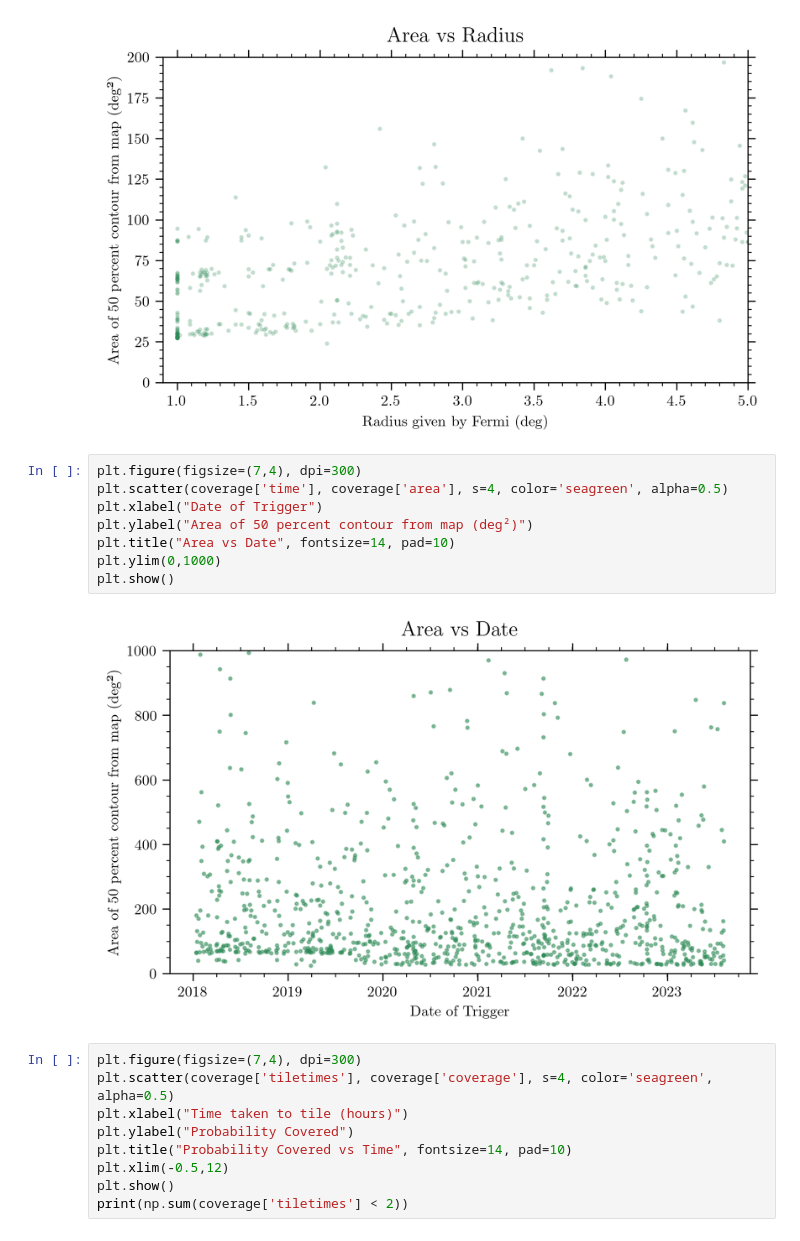
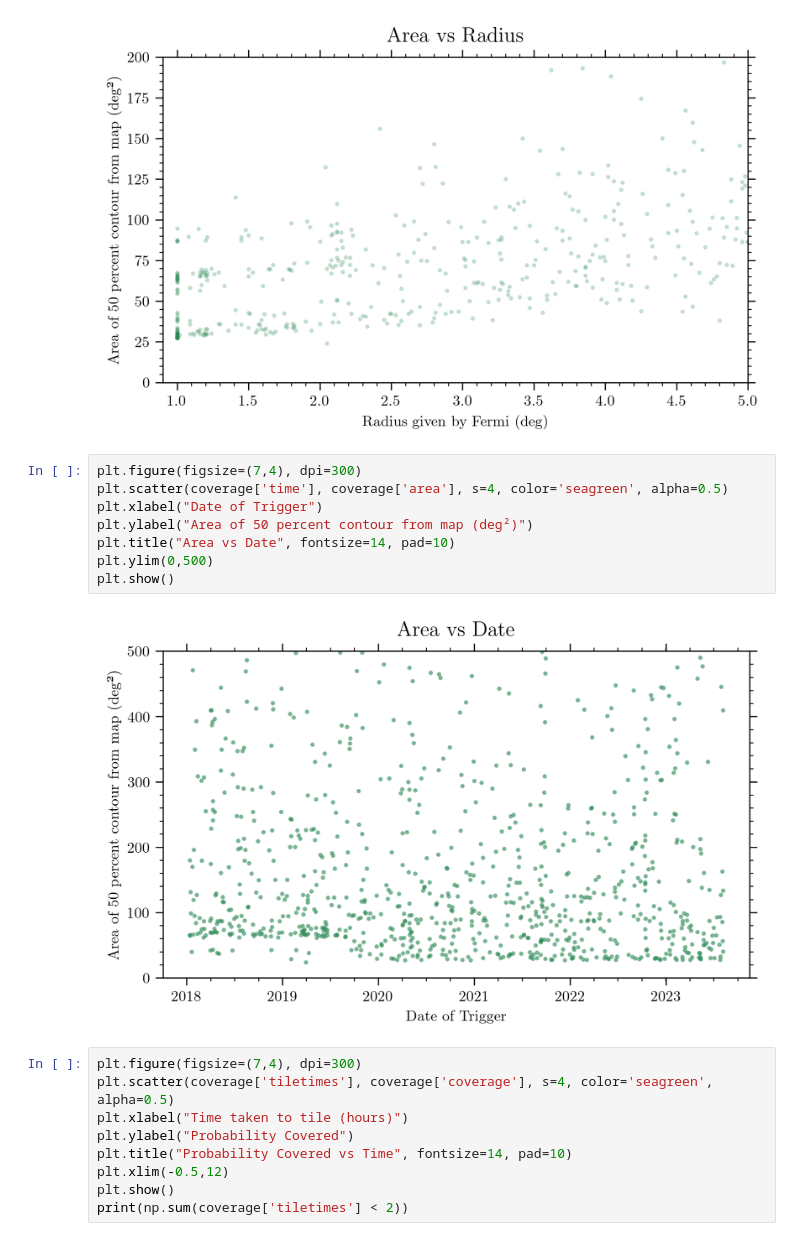
Before and after one commit to ravioli1369/fermi_grbs, a Jupyter notebook: stats.ipynb, the cells around one changed output. Saved outputs shown, nothing was run; the diff lists cells and outputs as text.

Commit message:
made plots for report

```diff
--- a/stats.ipynb
+++ b/stats.ipynb
@@ -175,13 +179,13 @@ plt.show()
 # %%
 plt.figure(figsize=(7,4), dpi=300)
 plt.scatter(coverage['time'], coverage['area'], s=4, color='seagreen', alpha=0.5)
 plt.xlabel("Date of Trigger")
 plt.ylabel("Area of 50 percent contour from map (deg²)")
 plt.title("Area vs Date", fontsize=14, pad=10)
-plt.ylim(0,1000)
+plt.ylim(0,500)
 plt.show()
 # %% [output]
-[figure, old version]
+[figure, new version]
 # %%
 plt.figure(figsize=(7,4), dpi=300)
 plt.scatter(coverage['tiletimes'], coverage['coverage'], s=4, color='seagreen', alpha=0.5)
```
Also changed, not shown: parts of 4 cells of this notebook, 6 other files.
